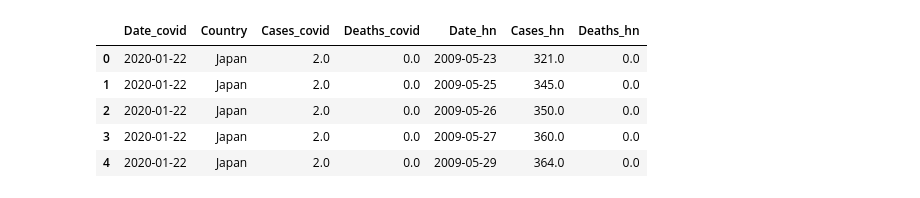
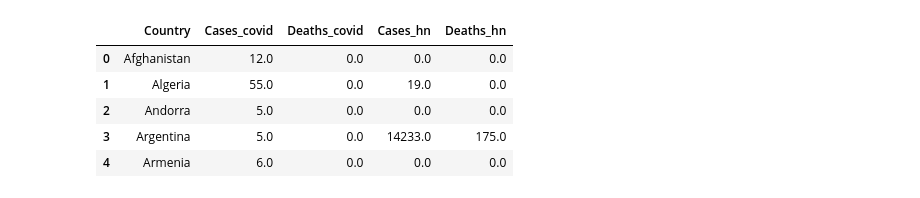
Before and after one commit to Enrique-Gaspar/ETLproject, a Jupyter notebook: outbreaks_analysis.ipynb, the cells around one changed output. Saved outputs shown, nothing was run; the diff lists cells and outputs as text; code cells hidden in the pictures.

```diff
--- a/outbreaks_analysis.ipynb
+++ b/outbreaks_analysis.ipynb
@@ -111,0 +176,4 @@ sars_cases.head()
+# %%
+# Formatting date
+h1n1_s['Date_hn']=pd.to_datetime(h1n1_s['Date_hn'].astype(str), format='%Y/%m/%d').dt.date
+h1n1_s.head()
@@ -111,0 +187,5 @@ sars_cases.head()
+# %%
+# group by date and country
+h1n1_gb = h1n1_s.groupby(['Country'])['Cases_hn', 'Deaths_hn']
+h1n1_gb_ri = h1n1_gb.sum().reset_index()
+print(h1n1_gb_ri)
@@ -111,0 +207,5 @@ sars_cases.head()
+# %%
+# only countries with cases
+h1n1_cases = h1n1_gb_ri[h1n1_gb_ri['Cases_hn']>0]
+#print(h1n1_cases)
+h1n1_cases.head()
@@ -111,0 +219,4 @@ sars_cases.head()
+# %%
+# Grouped by country
+h_gbc = h1n1_cases.groupby('Country')['Cases_hn', 'Deaths_hn'].sum().reset_index()
+h_gbc.head()
@@ -112,11 +330,17 @@ sars_cases.head()
 # %%
 # Merging dataframes
-covid_h1n1_df = covid_cases.merge(h1n1_cases, on='Country', how='outer')
+covid_h1n1_df = c_gbc.merge(h_gbc, on='Country', how='outer')
+
+# filling missing values
+covid_h1n1_df['Cases_hn'] = covid_h1n1_df['Cases_hn'].fillna(0)
+covid_h1n1_df['Deaths_hn'] = covid_h1n1_df['Deaths_hn'].fillna(0)
+
+# Print COVID and H1N1
 covid_h1n1_df.head()
 # %% [output]
-|  | Date_covid | Country | Cases_covid | Deaths_covid | Date_hn | Cases_hn | Deaths_hn |
-| 0 | 2020-01-22 | Japan | 2.0 | 0.0 | 2009-05-23 | 321.0 | 0.0 |
-| 1 | 2020-01-22 | Japan | 2.0 | 0.0 | 2009-05-25 | 345.0 | 0.0 |
-| 2 | 2020-01-22 | Japan | 2.0 | 0.0 | 2009-05-26 | 350.0 | 0.0 |
-| 3 | 2020-01-22 | Japan | 2.0 | 0.0 | 2009-05-27 | 360.0 | 0.0 |
-| 4 | 2020-01-22 | Japan | 2.0 | 0.0 | 2009-05-29 | 364.0 | 0.0 |
+|  | Country | Cases_covid | Deaths_covid | Cases_hn | Deaths_hn |
+| 0 | Afghanistan | 12.0 | 0.0 | 0.0 | 0.0 |
+| 1 | Algeria | 55.0 | 0.0 | 19.0 | 0.0 |
+| 2 | Andorra | 5.0 | 0.0 | 0.0 | 0.0 |
+| 3 | Argentina | 5.0 | 0.0 | 14233.0 | 175.0 |
+| 4 | Armenia | 6.0 | 0.0 | 0.0 | 0.0 |
```
Also changed, not shown: parts of 31 cells of this notebook, 6 other files.
